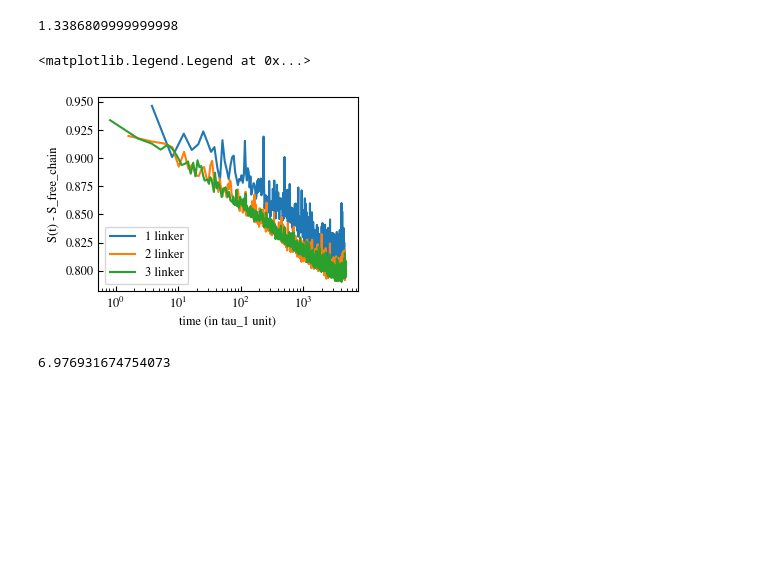
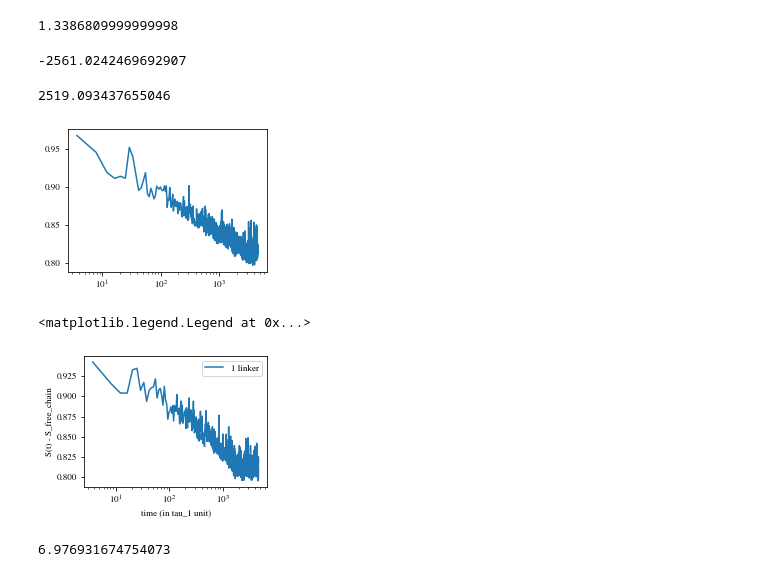
Before and after one commit to cachetdaspirine/Evolution_of_the_Entropy, a Jupyter notebook: Time_Evolution_Entropy copy.ipynb, the cells around one changed output. Cells and saved outputs as stored; diff of their text form; code cells hidden in the pictures; blank space fills up the shorter version.

```diff
--- a/Time_Evolution_Entropy copy.ipynb
+++ b/Time_Evolution_Entropy copy.ipynb
@@ -66,23 +67,36 @@ ST10 = average_simulations(args,step_tot,compute_steps)
 #np.save("Res/1_2_3_10_linkers/2_linker.npy",ST2)
 #np.save("Res/1_2_3_10_linkers/3_linker.npy",ST3)
 #np.save("Res/1_2_3_10_linkers/10_linker.npy",ST10)
-ST1 = np.load('Res/1_2_3_10_linkers/1_linker.npy')
-ST2 = np.load('Res/1_2_3_10_linkers/2_linker.npy')
-ST3 = np.load('Res/1_2_3_10_linkers/3_linker.npy')
-ST10 = np.load('Res/1_2_3_10_linkers/10_linker.npy')
+#ST1 = np.load('Res/1_2_3_10_linkers/1_linker.npy')
+#ST2 = np.load('Res/1_2_3_10_linkers/2_linker.npy')
+#ST3 = np.load('Res/1_2_3_10_linkers/3_linker.npy')
+#ST10 = np.load('Res/1_2_3_10_linkers/10_linker.npy')
+# %%
+(2*Energy - ell_tot * np.log(4*np.pi))
+# %% [output]
+-2561.0242469692907
+# %%
+MinEnt(2,ell_tot)
+# %% [output]
+2519.093437655046
+# %%
+plt.plot(ST1[:,0],ST1[:,1] ,label='1 linker')
+plt.xscale('log')
+# %% [output]
+[figure, added]
 # %%
-plt.plot(ST1[:,0],ST1[:,1]/MaxEnt(2,10**3),label='1 linker')
-plt.plot(ST2[:,0],ST2[:,1]/MaxEnt(3,10**3),label='2 linker')
-plt.plot(ST3[:,0],ST3[:,1]/MaxEnt(4,10**3) ,label='3 linker')
+plt.plot(ST1[:,0],(ST1[:,1] - (2*Energy - ell_tot * np.log(4*np.pi)))/(-MinEnt(2,ell_tot) + ell_tot*np.log(4*np.pi)),label='1 linker')
+#plt.plot(ST2[:,0],ST2[:,1]/MaxEnt(3,10**3),label='2 linker')
+#plt.plot(ST3[:,0],ST3[:,1]/MaxEnt(4,10**3) ,label='3 linker')
 #plt.plot(ST10[:,0],ST10[:,1]/abs(min(ST10[:,1])),label='10 linker')
 plt.xlabel('time (in tau_1 unit)')
 plt.ylabel('S(t) - S_free_chain')
 plt.xscale('log')
 plt.legend()
 #plt.savefig('Res/1_2_3_10_linkers/S_of_t.svg',bbox_inches='tight',transparent=True)
 # %% [output]
 <matplotlib.legend.Legend at 0x...>
-[figure, old version]
+[figure, new version]
 # %%
 # gillespie parameter
 Nlinker = 10
```
Also changed, not shown: parts of 3 cells of this notebook, 2 other files.
